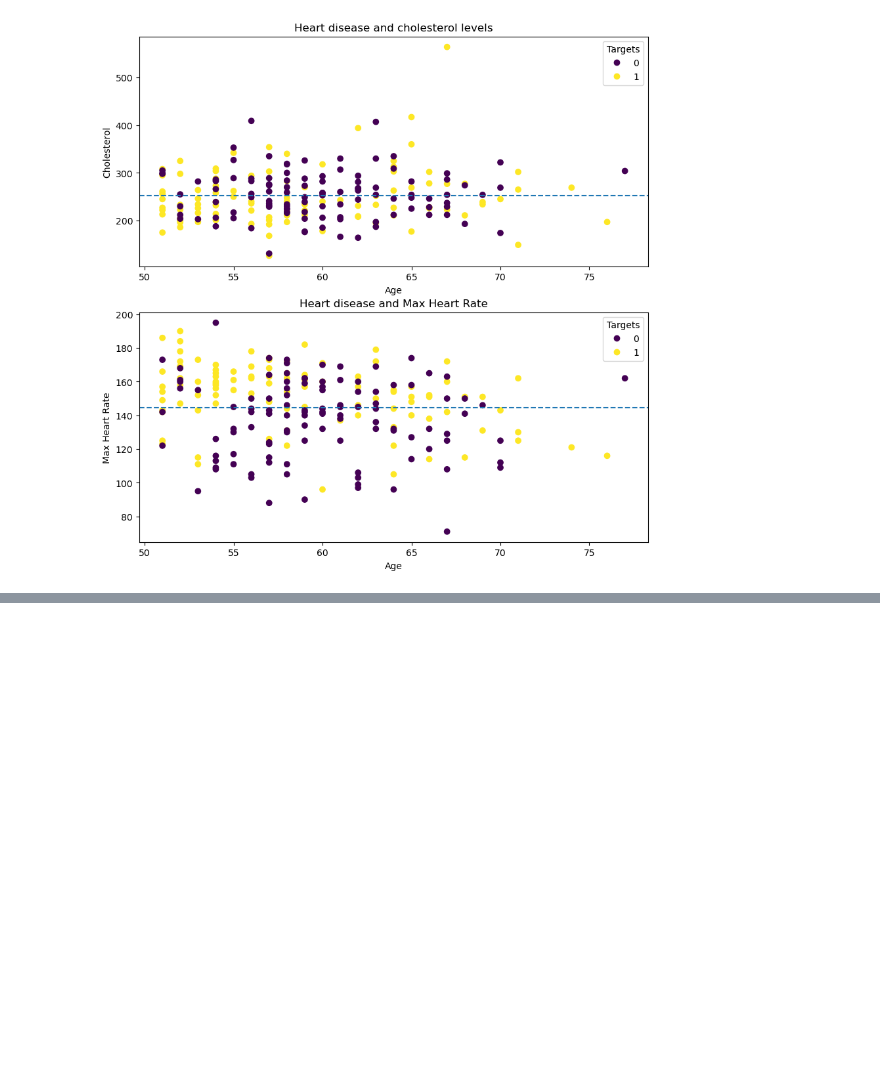
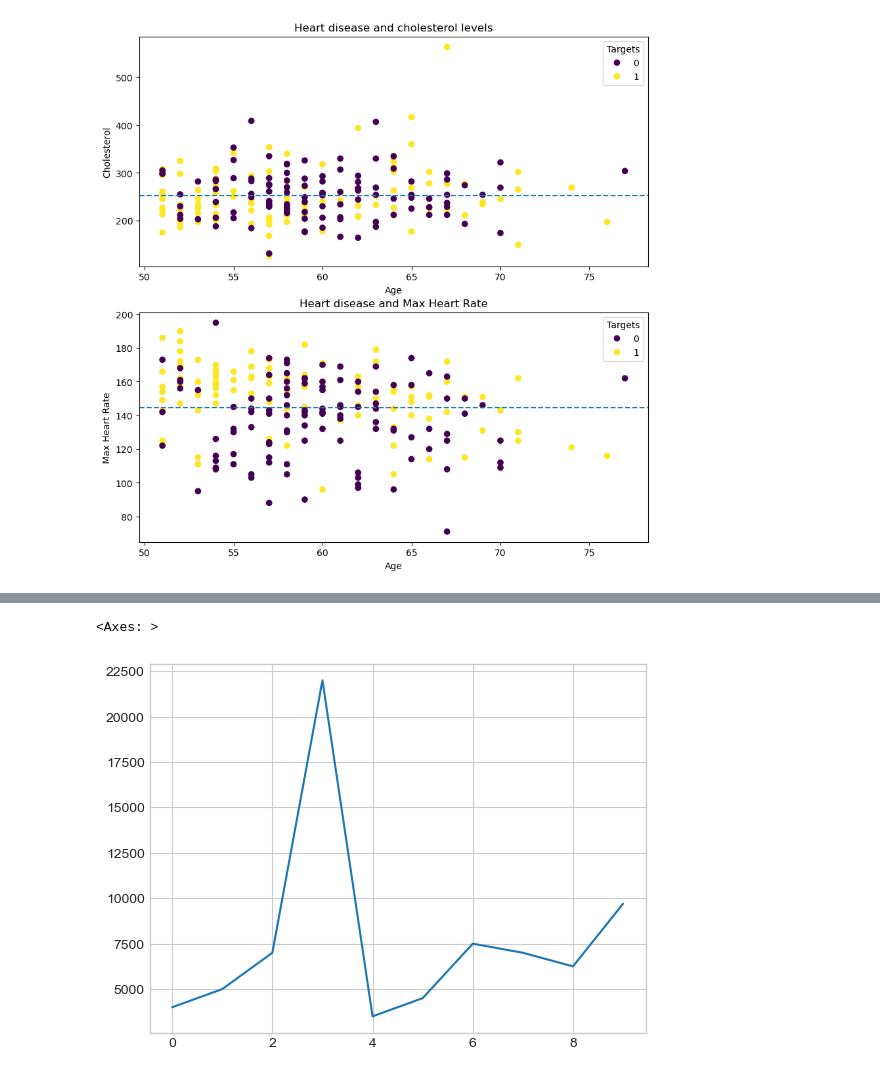
Before and after one commit to kucheriavii/udemu_data_science, a Jupyter notebook: first/introduction_to_matplot.ipynb, the cells around one changed output, grey strips where cells are left out. Drawn from its saved outputs; the diff is of its cells as text; code cells hidden in the pictures; blank space fills up the shorter version.

```diff
--- a/first/introduction_to_matplot.ipynb
+++ b/first/introduction_to_matplot.ipynb
@@ -476,0 +505,5 @@ Text(0.5, 0.98, 'Heart disease analysis')
+# %%
+car_sales["Price"].astype(int).plot()
+# %% [output]
+<Axes: >
+[figure, added]
```
Also changed, not shown: parts of 10 cells of this notebook.
